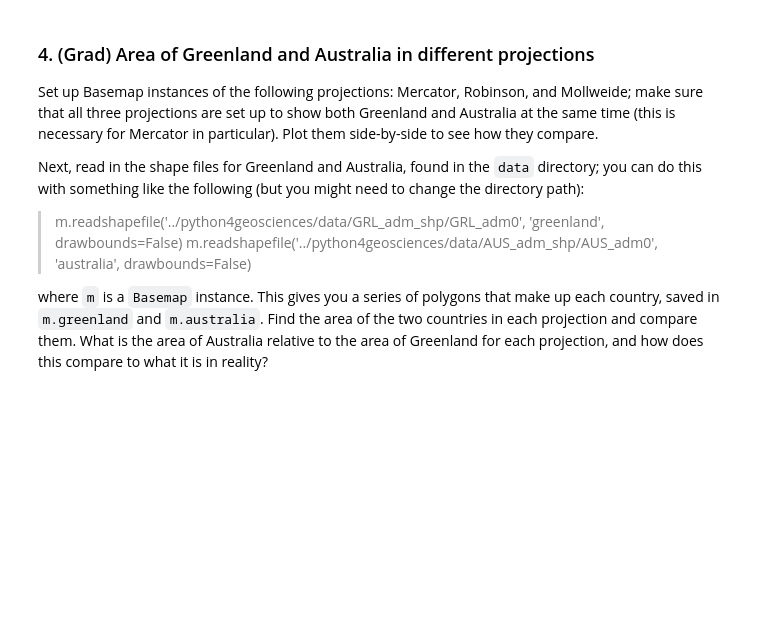
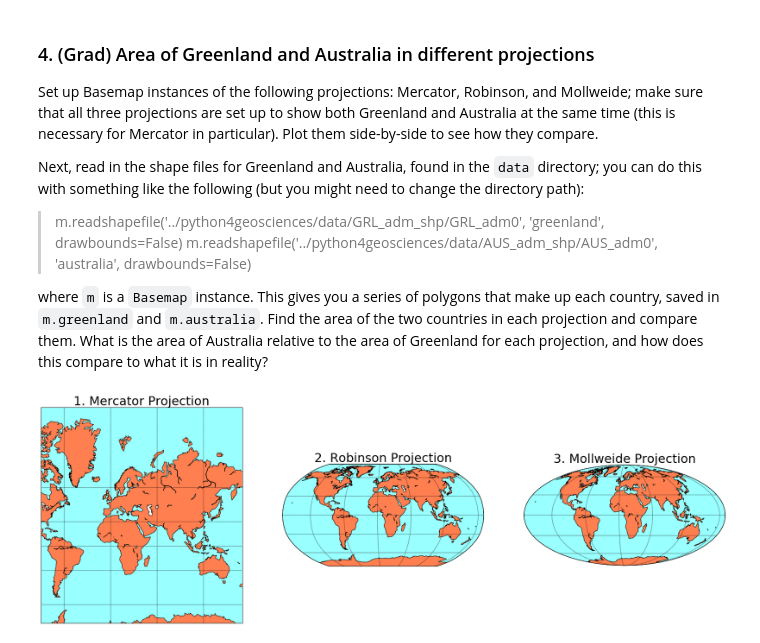
Before and after one commit to mschoemann272/python4geosciences-hw, a Jupyter notebook: hw05_Mackenzie_Schoemann.ipynb, the cells around one changed output. Saved outputs shown, nothing was run; the diff lists cells and outputs as text; code cells hidden in the pictures; blank space fills up the shorter version.

```diff
--- a/hw05_Mackenzie_Schoemann.ipynb
+++ b/hw05_Mackenzie_Schoemann.ipynb
@@ -179,0 +170,34 @@ m.fillcontinents('0.8')
+# %%
+fig, axes = plt.subplots(1, 3, figsize=(30,20))
+
+# Mercador Projection
+axes[0].set_title("1. Mercator Projection", size=30)
+mer = Basemap(projection='merc',llcrnrlat=-70,urcrnrlat=85,\
+            llcrnrlon=-90,urcrnrlon=170,lat_ts=20,resolution='c', ax=axes[0])
+mer.fillcontinents(color='coral')
+mer.drawcoastlines()
+mer.drawmapboundary(fill_color='#99ffff')
+mer.drawparallels(np.arange(-90.,91.,30.))
+mer.drawmeridians(np.arange(-180.,181.,60.))
+
+# Robinson Projection
+axes[1].set_title("2. Robinson Projection", size=30)
+rob = Basemap(projection='robin', lon_0 = 10, lat_0 = 50, ax=axes[1])
+rob.fillcontinents(color='coral')
+rob.drawcoastlines()
+rob.drawmapboundary(fill_color='#99ffff')
+rob.drawparallels(np.arange(-90.,120.,30.))
+rob.drawmeridians(np.arange(0.,420.,60.))
+
+# Mollweide Projection
+axes[2].set_title("3. Mollweide Projection", size=30)
+moll = Basemap(projection='moll', lon_0 = 10, lat_0 = 50, ax=axes[2])
+moll.fillcontinents(color='coral')
+moll.drawcoastlines()
+moll.drawmapboundary(fill_color='#99ffff')
+moll.drawparallels(np.arange(-90.,120.,30.))
+moll.drawmeridians(np.arange(0.,420.,60.))
+
+plt.show()
+# %% [output]
+[figure, added]
```
Also changed, not shown: parts of 8 cells of this notebook.
